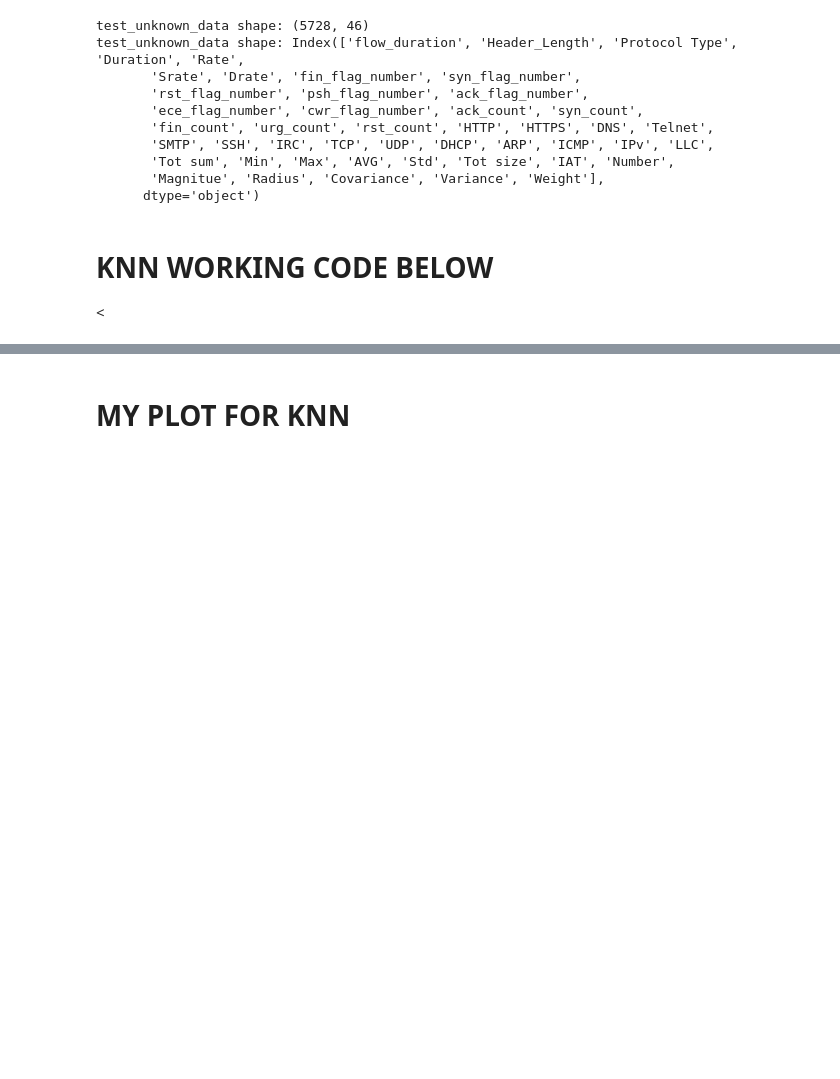
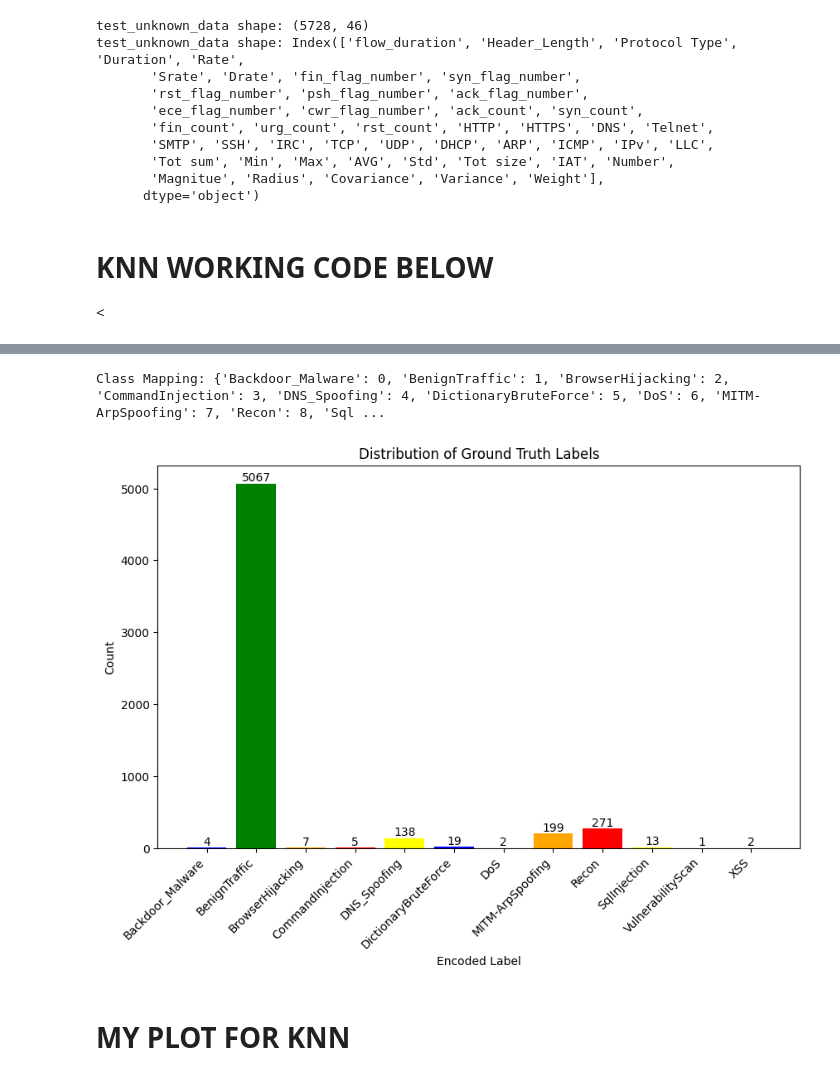
Before and after one commit to ML-Project-Team-5/Project_NetworkIDS, a Jupyter notebook: JUI-KNN.ipynb, the cells around one changed output, grey strips where cells are left out. Cells and saved outputs as stored; diff of their text form; code cells hidden in the pictures; blank space fills up the shorter version.

```diff
--- a/JUI-KNN.ipynb
+++ b/JUI-KNN.ipynb
@@ -207,3 +178,48 @@ xx[16][30] = 22.74373987859919, yy[16][30] = 9.674857560231711, Z[16][30] = 0
+# %%
+import matplotlib.pyplot as plt
+import numpy as np
+from sklearn.preprocessing import LabelEncoder
+
+# Assuming test_unknown_label is your ground truth labels
+# You may need to encode them if they are categorical
+# For example, if they are already encoded, you can skip the LabelEncoder part
+# Initialize a label encoder
+label_encoder = LabelEncoder()
+
+# Fit and transform the label column in the test data
+test_unknown_label_encoded = label_encoder.fit_transform(test_unknown_label['label'])
+
+# Add the encoded labels to the test data
+test_unknown_data['encoded_label'] = test_unknown_label_encoded
+
+# Create a dictionary to map encoded labels back to original labels
+class_mapping = dict(zip(label_encoder.classes_, label_encoder.transform(label_encoder.classes_)))
+print("Class Mapping:", class_mapping)
+
+# Get unique labels and their counts
+unique_labels, label_counts = np.unique(test_unknown_label_encoded, return_counts=True)
+
+# Define colors for each label
+label_colors = ['blue', 'green', 'orange', 'red', 'yellow']  # Add more colors if needed
+
+# Plot the distribution of ground truth labels with different colors and show labels
+plt.figure(figsize=(10, 6))
+bars = plt.bar(unique_labels, label_counts, color=label_colors)
+plt.xlabel('Encoded Label')
+plt.ylabel('Count')
+plt.title('Distribution of Ground Truth Labels')
+
+# Set x-axis ticks to display label names or indices
+plt.xticks(unique_labels, label_encoder.inverse_transform(unique_labels), rotation=45, ha='right')
+
+# Add labels on top of the bars
+for bar, count in zip(bars, label_counts):
+    plt.text(bar.get_x() + bar.get_width() / 2, bar.get_height() + 0.1, count, ha='center', va='bottom')
+
+plt.show()
+# %% [output]
+Class Mapping: {'Backdoor_Malware': 0, 'BenignTraffic': 1, 'BrowserHijacking': 2, 'CommandInjection': 3, 'DNS_Spoofing': 4, 'DictionaryBruteForce': 5, 'DoS': 6, 'MITM-ArpSpoofing': 7, 'Recon': 8, 'Sql ...
+[figure, added]
 # %% [markdown]
 # MY PLOT FOR KNN
 
```
Also changed, not shown: parts of 6 cells of this notebook.
